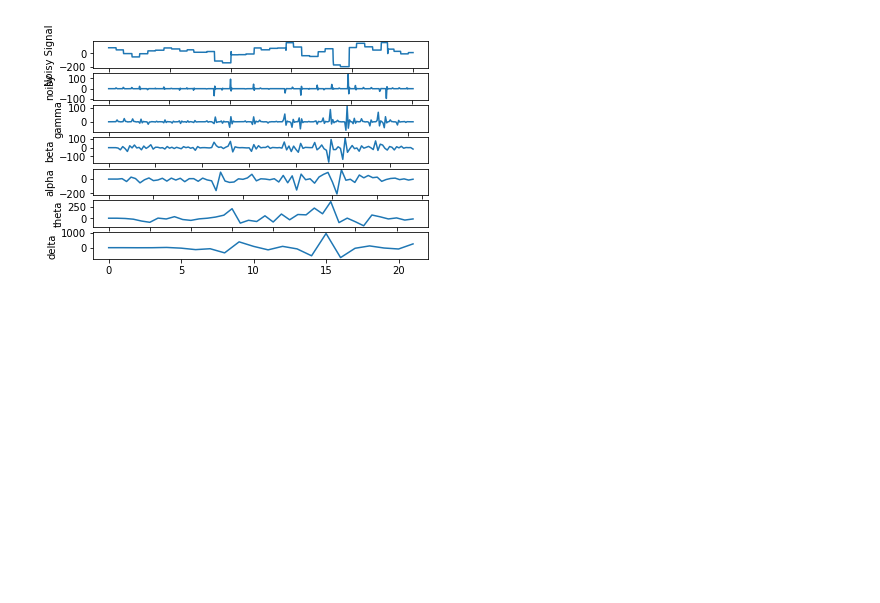
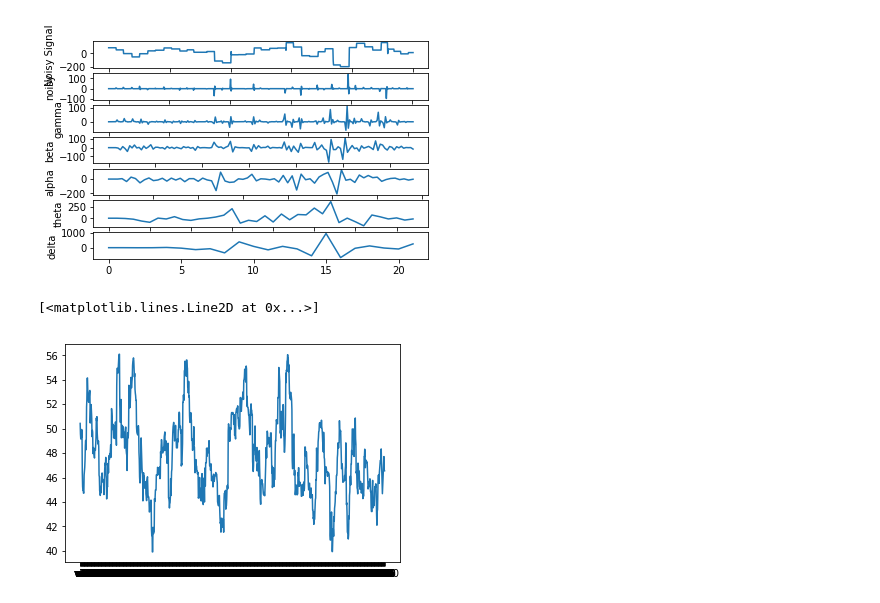
Before and after one commit to sytzewest/EEG-RobotArm-ProjectInnovate, a Jupyter notebook: Processing/EEG.ipynb, the cells around one changed output. Saved outputs shown, nothing was run; the diff lists cells and outputs as text; code cells hidden in the pictures; blank space fills up the shorter version.

```diff
--- a/Processing/EEG.ipynb
+++ b/Processing/EEG.ipynb
@@ -69,0 +74,5 @@ plt.show()
+# %%
+plt.plot(np.std(rrdf, axis=0))
+# %% [output]
+[<matplotlib.lines.Line2D at 0x...>]
+[figure, added]
```
Also changed, not shown: parts of 4 cells of this notebook.
